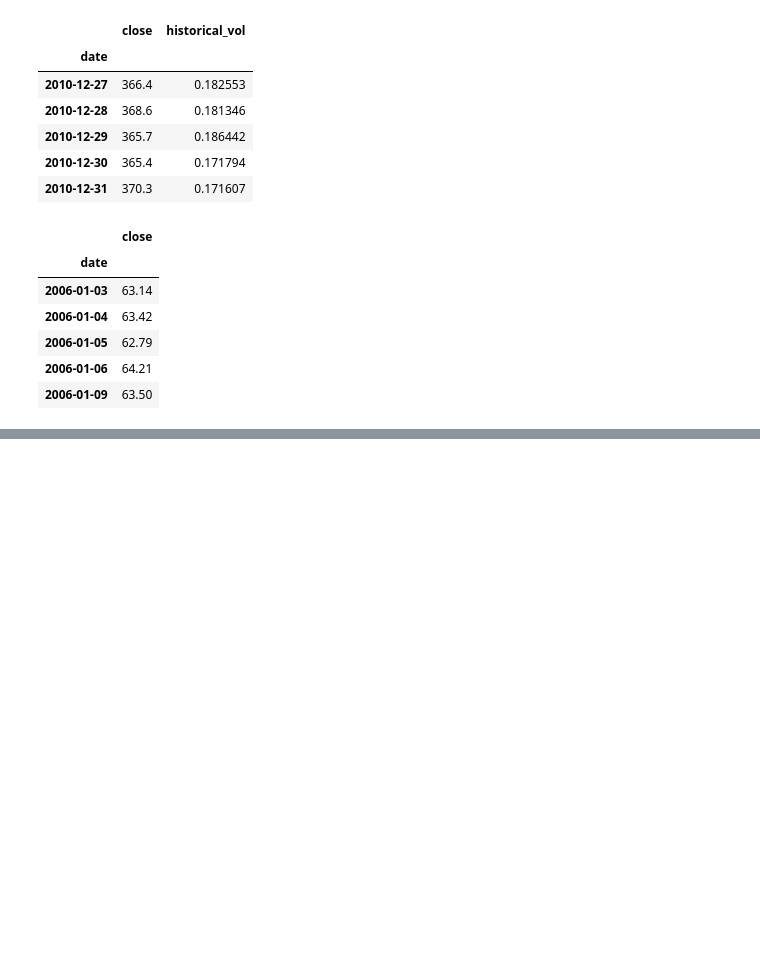
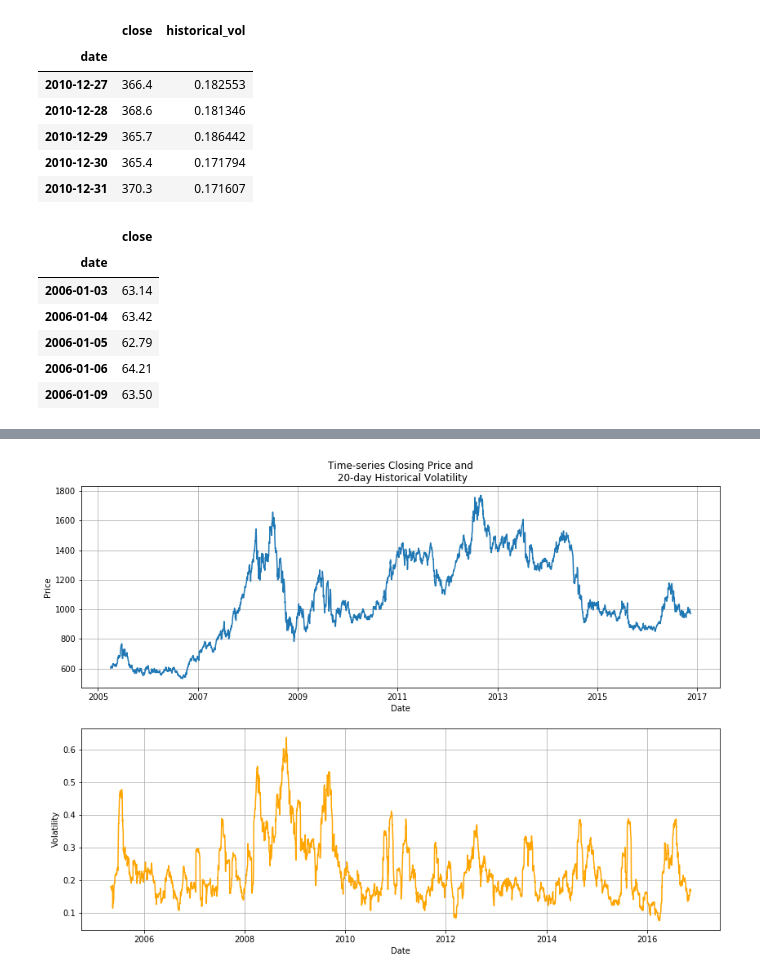
Before and after one commit to franko003/Commodity_TS_Analysis, a Jupyter notebook: notebooks/data_exploration.ipynb, the cells around one changed output, grey strips where cells are left out. Cells and saved outputs as stored; diff of their text form; code cells hidden in the pictures; blank space fills up the shorter version.

```diff
--- a/notebooks/data_exploration.ipynb
+++ b/notebooks/data_exploration.ipynb
@@ -135,0 +218,21 @@ cl_ts.tail()
+# %%
+plt.figure(figsize=(14,10))
+
+plt.subplot(2,1,1)
+
+plt.plot(s_updated.index, s_updated['close'])
+plt.xlabel('Date')
+plt.ylabel('Price')
+plt.title('Time-series Closing Price and\n 20-day Historical Volatility')
+plt.grid()
+
+plt.subplot(2,1,2)
+
+plt.plot(s_updated.index, s_updated['20d_hist_vol'], color='orange')
+plt.xlabel('Date')
+plt.ylabel('Volatility')
+
+plt.grid()
+plt.show()
+# %% [output]
+[figure, added]
```
Also changed, not shown: parts of 12 cells of this notebook, 1 other file.
